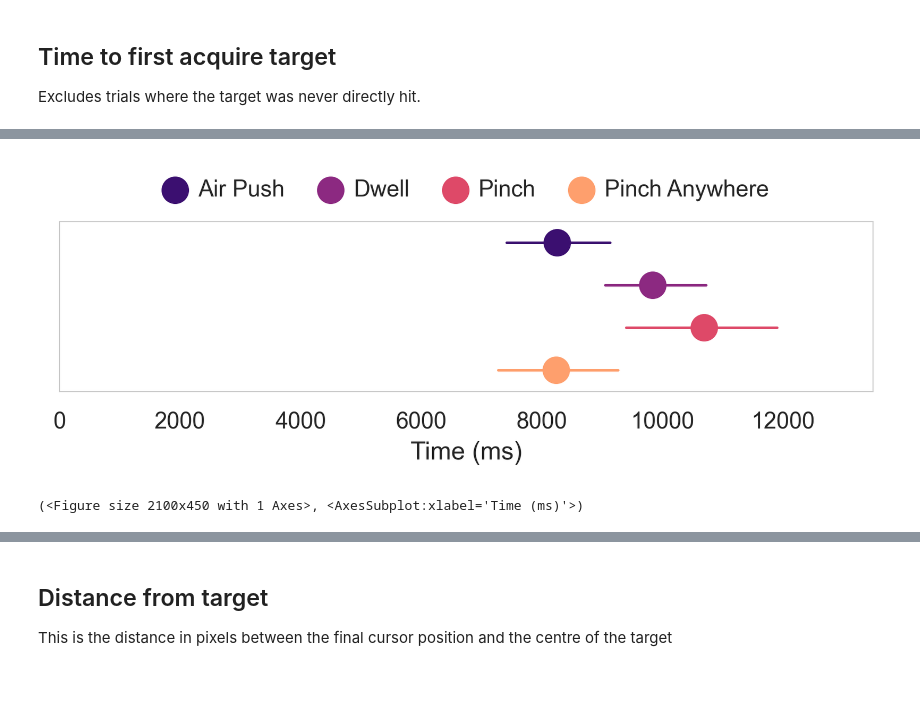
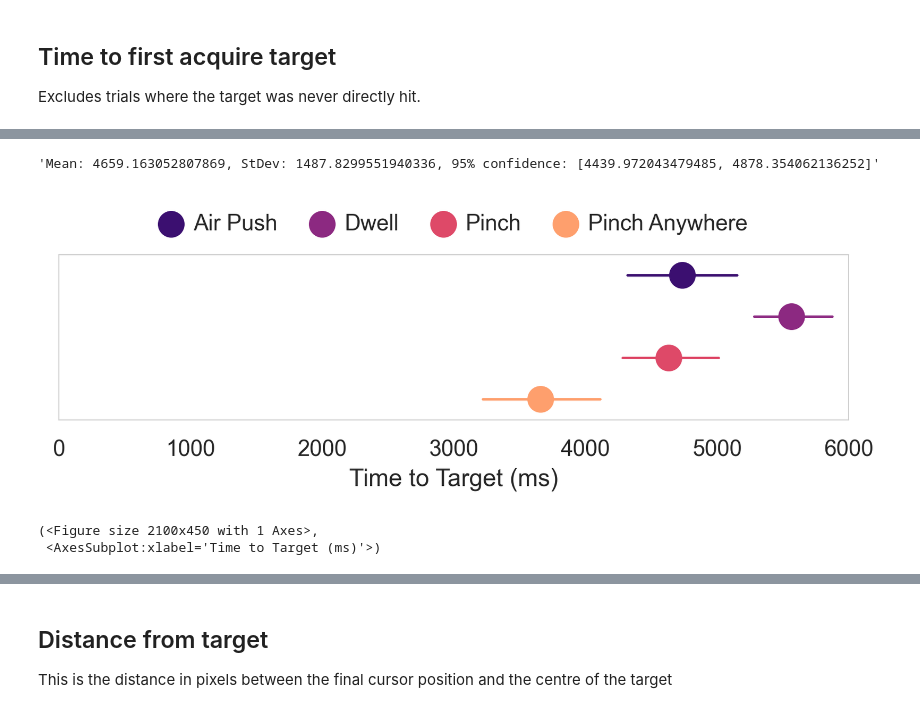
Before and after one commit to KieranWaugh/Push-or-Pinch-Exploring-Slider-Control-Gestures-for-Touchless-User-Interfaces, a Jupyter notebook: Analysis/Analysis.ipynb, the cells around one changed output, grey strips where cells are left out. Cells and saved outputs as stored; diff of their text form; code cells hidden in the pictures; blank space fills up the shorter version.

```diff
--- a/Analysis/Analysis.ipynb
+++ b/Analysis/Analysis.ipynb
@@ -272,19 +369,19 @@ def slider_loc(data: Log):
 # %% [markdown]
 # Import log data
 # %%
-columnNames = ["P", "B", "Condition", "Task", "Target", "Selected", "Time", "Time to Target", "Success",
-               "Activations", "Overshoots", "Overshoot_Values", "Location", "ErrorDistance", "AbsErrorDistance", "ErrorDistanceRatio"]
+columnNames = ["P", "B", "Condition", "Task", "Target", "Selected", "Time", "Time to Target", "Time Grabbed", "Success",
+               "Activations", "Overshoots", "Overshoot_Values", "Location", "ErrorDistance", "AbsErrorDistance", "ErrorDistanceRatio",
+               "FirstHandTime", "LastHandTime"]
 data = pd.DataFrame(columns = columnNames)
 
 files = glob.glob("../Logs/*/*/*/*.json")
-#files = glob.glob("/Users/kieranwaugh/OneDrive - University of Glasgow/Evaluation_of_Touchless_Scrolling_Interactions/Logs/*/*/*/*.json")
 log: Log
 
 # Log files for individual participants can be cached to save regenerating everything
 cache_logs = glob.glob("Cache/*.tsv")
 use_cache = True
 
-if False:
+if True:
     for file in files:
         with open(file) as json_file:
             pid = file.split("/")[-4]
@@ -297,7 +394,9 @@ if False:
             if pid not in ["-1", "1", "2", "3", "4"]:
                 log = extract_data(json.load(json_file))
 
-                (task_time, time_to_hit) = time(log)
+                first_hand = first_hand_time(log)
+                last_hand = last_hand_time(log)
+                (task_time, time_to_hit, time_grabbed) = time(log)
                 success = block_success(log)
                 (overshootHits, overshootCount) = overshoots(log)
                 activations = count_engagements(log)
@@ -307,8 +406,8 @@ if False:
 
                 log_data = pd.DataFrame(columns = columnNames, data =
                                         [[pid, log.block, condition, task, log.target, log.frames[-1].slider_value,
-                                          task_time, time_to_hit, success, activations, overshootCount, set(overshootHits),
-                                          sliderPos, errorDistance, abs(errorDistance), errorDistanceRatio]])
+                                          task_time, time_to_hit, time_grabbed, success, activations, overshootCount, set(overshootHits),
+                                          sliderPos, errorDistance, abs(errorDistance), errorDistanceRatio, first_hand, last_hand]])
 
                 # Add into main data frame
                 data = pd.concat([data, log_data], ignore_index=True)
@@ -321,7 +420,10 @@ if False:
 
     # Drop task time outliers
     data_filtered = data[data['Time'] <= 30000]
+    data_filtered = data_filtered[data_filtered['Time to Target'] <= 10000]
     data_filtered = data_filtered[data_filtered['Time'] > 10]
+    data_filtered = data_filtered[data_filtered['FirstHandTime'] < 3000]
+    data_filtered = data_filtered[data_filtered['LastHandTime'] < 500]
 
     # Drop tasks where the target was the first cursor point
     data_filtered = data_filtered[data_filtered['Target'] != "A"]
@@ -355,14 +457,17 @@ data_filtered["Task"] = data_filtered["Task"].cat.reorder_categories(["alphaSele
 # Force metrics to numeric type
 data_filtered["Time"] = pd.to_numeric(data_filtered["Time"])
 data_filtered["Time to Target"] = pd.to_numeric(data_filtered["Time to Target"])
+data_filtered["Time Grabbed"] = pd.to_numeric(data_filtered["Time Grabbed"])
 data_filtered["ErrorDistance"] = pd.to_numeric(data_filtered["ErrorDistance"])
 data_filtered["AbsErrorDistance"] = pd.to_numeric(data_filtered["AbsErrorDistance"])
 data_filtered["ErrorDistanceRatio"] = pd.to_numeric(data_filtered["ErrorDistanceRatio"])
 data_filtered["Success"] = pd.to_numeric(data_filtered["Success"])
 data_filtered["Overshoots"] = pd.to_numeric(data_filtered["Overshoots"])
 data_filtered["Activations"] = pd.to_numeric(data_filtered["Activations"])
+data_filtered["FirstHandTime"] = pd.to_numeric(data_filtered["FirstHandTime"])
+data_filtered["LastHandTime"] = pd.to_numeric(data_filtered["LastHandTime"])
 
 # Calculate aggregate values across repeated measures
-data_agg = data_filtered.groupby(["P", "Condition", "Task"], as_index=False)[["Time", "Time to Target", "ErrorDistance", "AbsErrorDistance",
-                                                                              "ErrorDistanceRatio", "Success", "Overshoots", "Activations"]].mean()
+data_agg = data_filtered.groupby(["P", "Condition", "Task"], as_index=False)[["Time", "Time to Target", "Time Grabbed", "ErrorDistance", "AbsErrorDistance",
+                                                                              "ErrorDistanceRatio", "Success", "Overshoots", "Activations", "FirstHandTime", "LastHandTime"]].mean()
 # %% [output]
@@ -621,5 +716,10 @@ point_plot(data_agg, "Time to Target", "Condition", 4, (0, 20000), "Time (ms)",
+# %%
+confidence(data_agg, "Time to Target")
+# %% [output]
+'Mean: 4659.163052807869, StDev: 1487.8299551940336, 95% confidence: [4439.972043479485, 4878.354062136252]'
 # %%
-point_plot(data_agg, "Time to Target", "Condition", 4, (0, 13500), "Time (ms)", plot_w=7, plot_h=1.5, show_all=False, filename="Plots/TimeToTarget-Technique.pdf")
+point_plot(data_agg, "Time to Target", "Condition", len(data_agg.Condition.unique()), (0, 6000), "Time to Target (ms)", plot_w=7, plot_h=1.5, show_all=False, filename="Plots/TimeToTarget-Technique.pdf")
 # %% [output]
-[figure, old version]
+[figure, new version]
-(<Figure size 2100x450 with 1 Axes>, <AxesSubplot:xlabel='Time (ms)'>)
+(<Figure size 2100x450 with 1 Axes>,
+ <AxesSubplot:xlabel='Time to Target (ms)'>)
```
Also changed, not shown: parts of 50 cells of this notebook, 27 other files.
